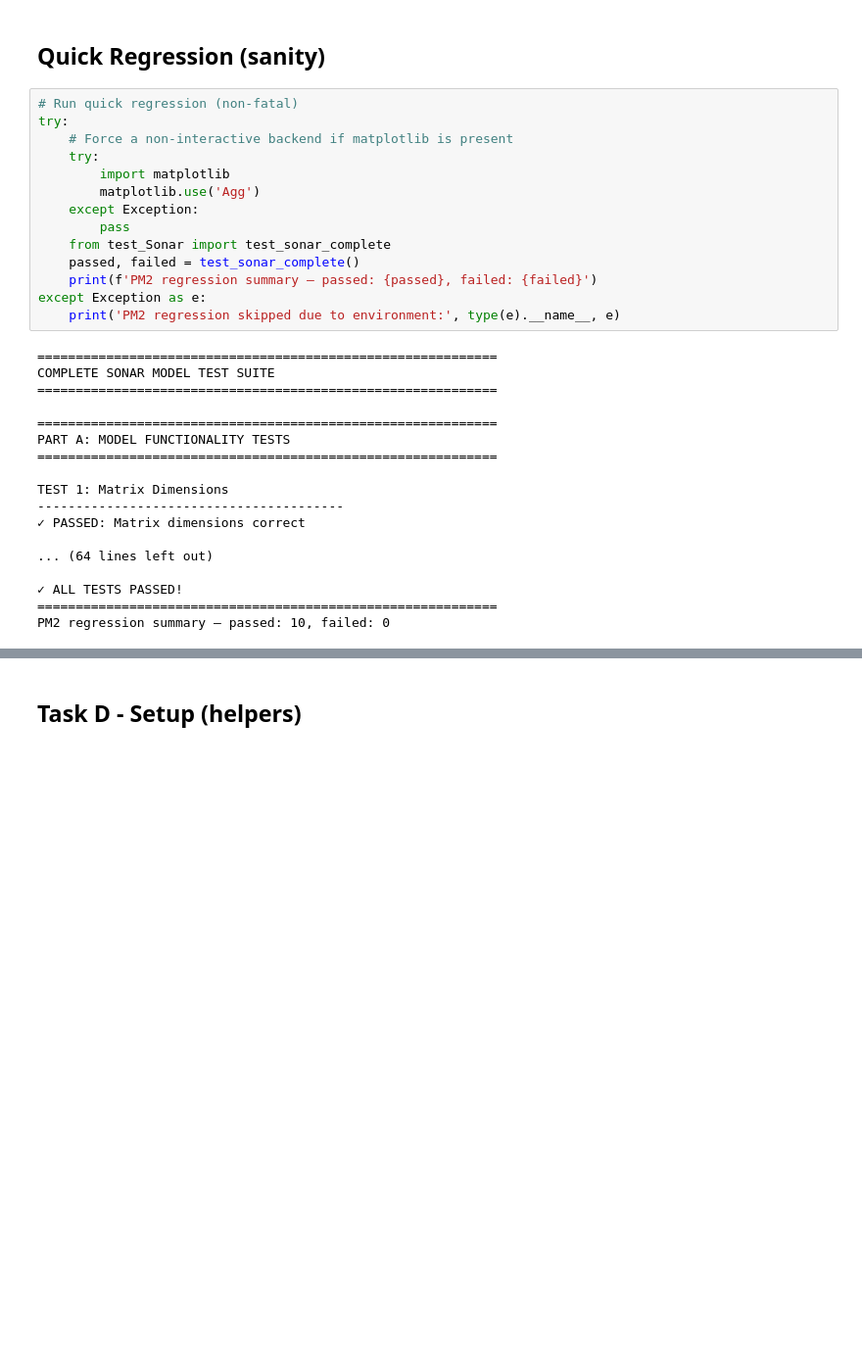
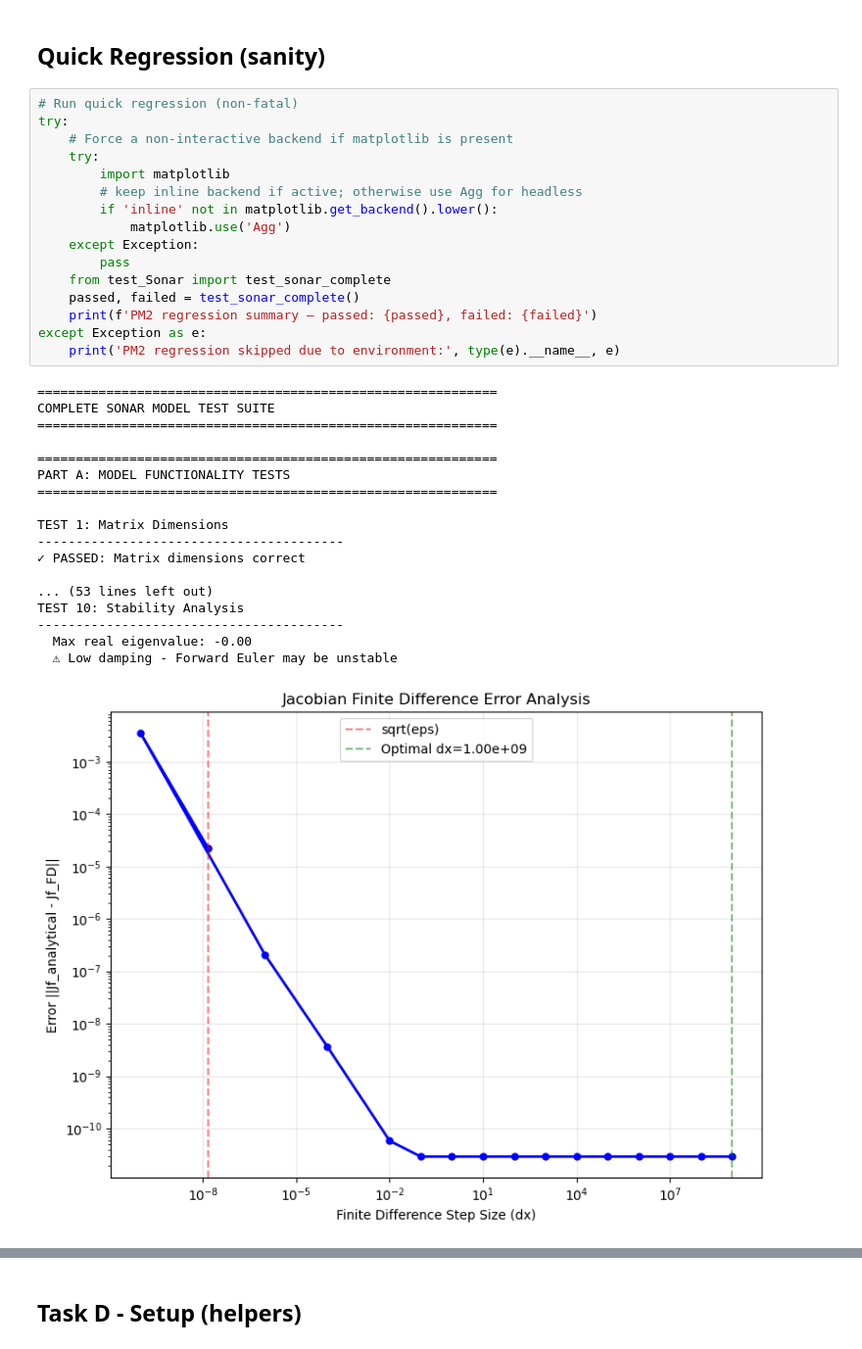
Before and after one commit to cwardlaw8/SonarSim, a Jupyter notebook: PM2_TaskD.ipynb, the cells around one changed output, grey strips where cells are left out. Shown at 98% size. Cells and saved outputs as stored; diff of their text form; blank space fills up the shorter version.

Commit message:
Fixed plotting issue

```diff
--- a/PM2_TaskD.ipynb
+++ b/PM2_TaskD.ipynb
@@ -12,32 +20,35 @@ Scope: Tasks C (Conditioning) and D (Sensitivity)
 # %%
 # Run quick regression (non-fatal)
 try:
     # Force a non-interactive backend if matplotlib is present
     try:
         import matplotlib
-        matplotlib.use('Agg')
+        # keep inline backend if active; otherwise use Agg for headless
+        if 'inline' not in matplotlib.get_backend().lower():
+            matplotlib.use('Agg')
     except Exception:
         pass
     from test_Sonar import test_sonar_complete
     passed, failed = test_sonar_complete()
     print(f'PM2 regression summary — passed: {passed}, failed: {failed}')
 except Exception as e:
     print('PM2 regression skipped due to environment:', type(e).__name__, e)
 # %% [output]
 ============================================================
 COMPLETE SONAR MODEL TEST SUITE
 ============================================================
 
 ============================================================
 PART A: MODEL FUNCTIONALITY TESTS
 ============================================================
 
 TEST 1: Matrix Dimensions
 ----------------------------------------
 ✓ PASSED: Matrix dimensions correct
 
-... (64 lines left out)
-
-✓ ALL TESTS PASSED!
-============================================================
-PM2 regression summary — passed: 10, failed: 0
+... (53 lines left out)
+TEST 10: Stability Analysis
+----------------------------------------
+  Max real eigenvalue: -0.00
+  ⚠ Low damping - Forward Euler may be unstable
+[figure, added]
```
Also changed, not shown: parts of 9 cells of this notebook.
